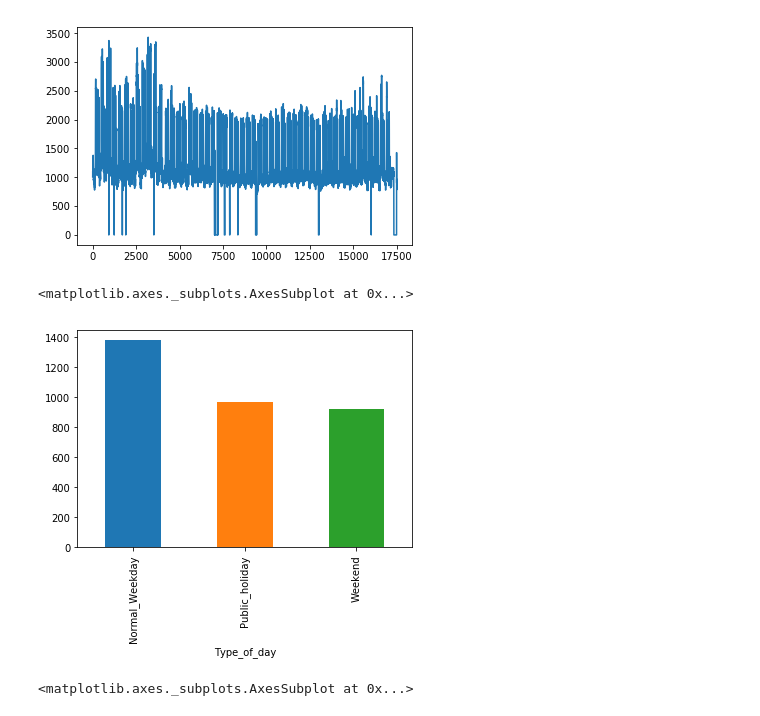
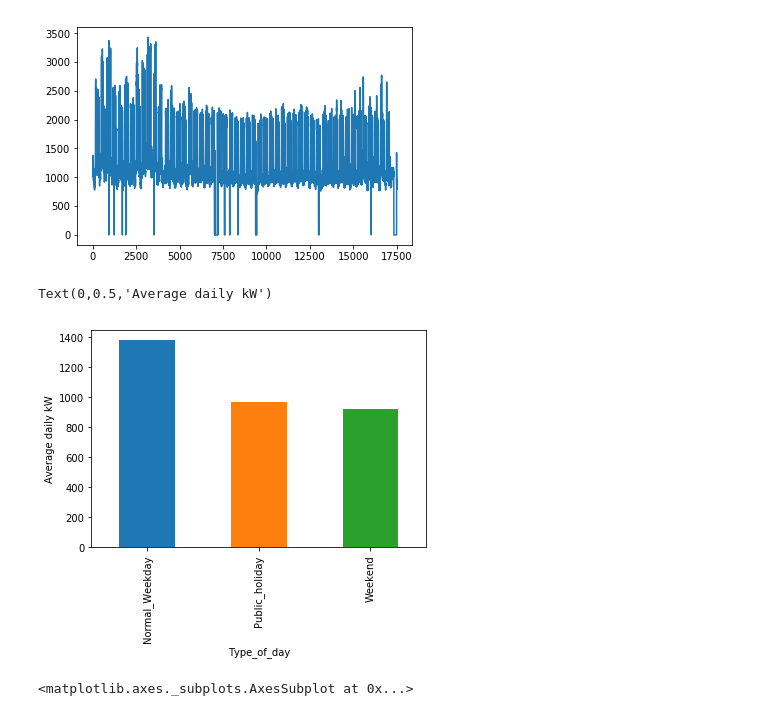
Before and after one commit to MSAmit/Capstone-project, a Jupyter notebook: BMS_data_analysis.ipynb, the cells around one changed output. Saved outputs shown, nothing was run; the diff lists cells and outputs as text; code cells hidden in the pictures.

```diff
--- a/BMS_data_analysis.ipynb
+++ b/BMS_data_analysis.ipynb
@@ -182,11 +184,12 @@ df_without_zero.kW_est.plot()
 # %%
 # Distribution of consumption during different day type's
 grouped_by_daytype = bms_1317_kW_est.groupby(['Type_of_day'])['kW_est'].mean()
 grouped_by_daytype
-grouped_by_daytype.plot.bar()
+ax = grouped_by_daytype.plot.bar()
+ax.set_ylabel("Average daily kW")
 # %% [output]
-<matplotlib.axes._subplots.AxesSubplot at 0x...>
+Text(0,0.5,'Average daily kW')
-[figure, old version]
+[figure, new version]
 # %%
 # change scale of humidity and temperature
 bms_transformed = bms_demand_2017_est[['TimeStamp','kW_est', 'Type_of_day','Humidity','Temp']].copy()
```
Also changed, not shown: parts of 1 cell of this notebook.
